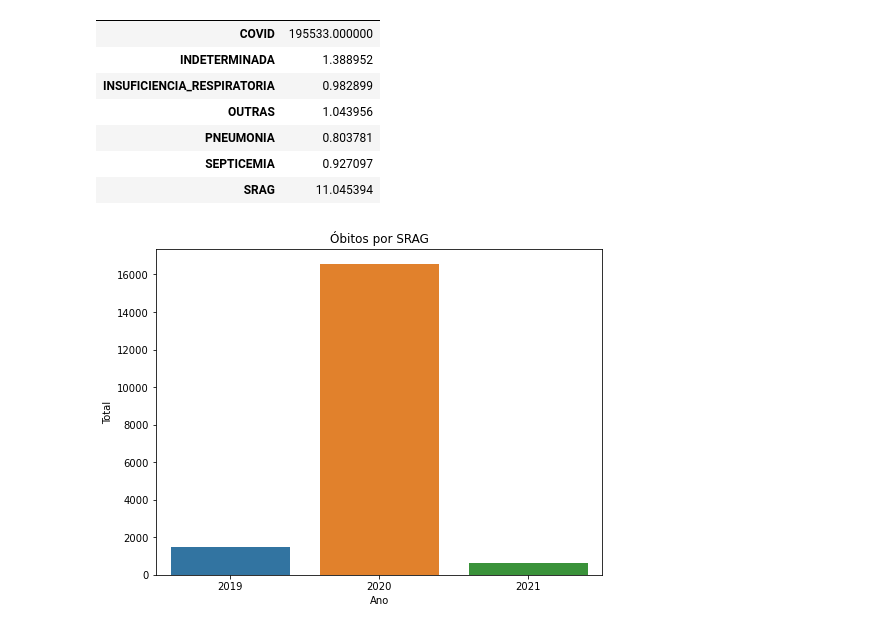
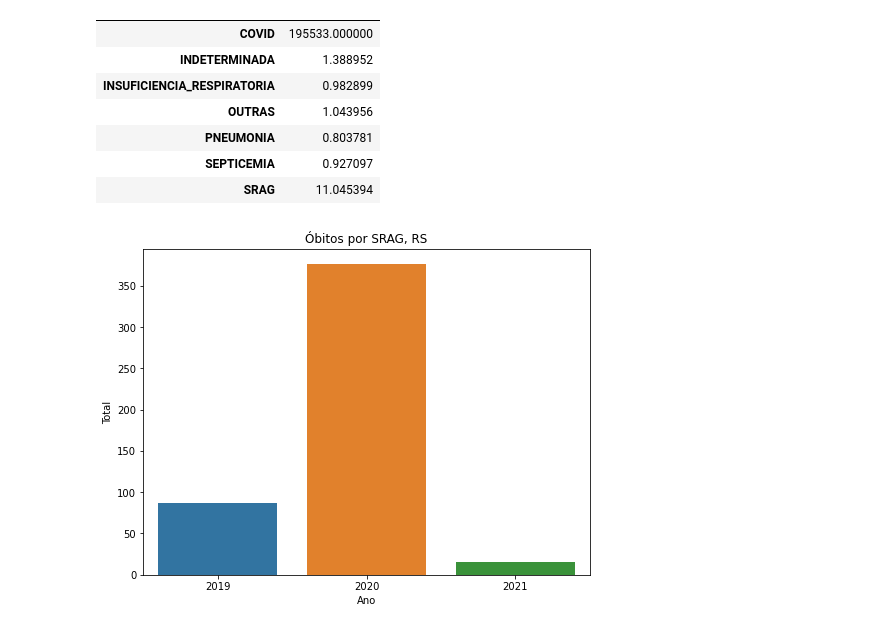
Before and after one commit to lvb86/analise_covid, a Jupyter notebook: notebooks/analise_obitos_covid.ipynb, the cells around one changed output. Saved outputs shown, nothing was run; the diff lists cells and outputs as text; code cells hidden in the pictures.

```diff
--- a/notebooks/analise_obitos_covid.ipynb
+++ b/notebooks/analise_obitos_covid.ipynb
@@ -125,20 +125,32 @@ proporcao
 | SEPTICEMIA | 0.927097 |
 | SRAG | 11.045394 |
 # %%
-def grafico_comparativo(causa):
-    total_2019 = dados_2019.groupby('tipo_doenca').sum()
-    total_2020 = dados_2020.groupby('tipo_doenca').sum()
-    total_2021 = dados_2021.groupby('tipo_doenca').sum()
+def grafico_comparativo(causa, estado='BRASIL'):
 
-    lista = [int(total_2019.loc[causa]),int(total_2020.loc[causa]),int(total_2021.loc[causa])]
+    if estado == "BRASIL":
+        total_2019 = dados_2019.groupby('tipo_doenca').sum()
+        total_2020 = dados_2020.groupby('tipo_doenca').sum()
+        total_2021 = dados_2021.groupby('tipo_doenca').sum()
+
+        lista = [int(total_2019.loc[causa]),
+                 int(total_2020.loc[causa]),
+                 int(total_2021.loc[causa])]
+    else:
+        total_2019 = dados_2019.groupby(['uf','tipo_doenca']).sum()
+        total_2020 = dados_2020.groupby(['uf','tipo_doenca']).sum()
+        total_2021 = dados_2021.groupby(['uf','tipo_doenca']).sum()
+
+        lista = [int(total_2019.loc[estado, causa]),
+                int(total_2020.loc[estado, causa]),
+                int(total_2021.loc[estado, causa])]
 
     dados = pd.DataFrame({'Total':lista,'Ano': [2019,2020,2021]})
 
     plt.figure(figsize =(8,6))
     sns.barplot(x = 'Ano', y='Total', data = dados)
-    plt.title(f'Óbitos por {causa}')
+    plt.title(f'Óbitos por {causa} - {estado}')
     plt.show
 # %%
-grafico_comparativo('SRAG')
+grafico_comparativo('SRAG','RS')
 # %% [output]
-[figure, old version]
+[figure, new version]
```
Also changed, not shown: parts of 3 cells of this notebook, 2 other files.
